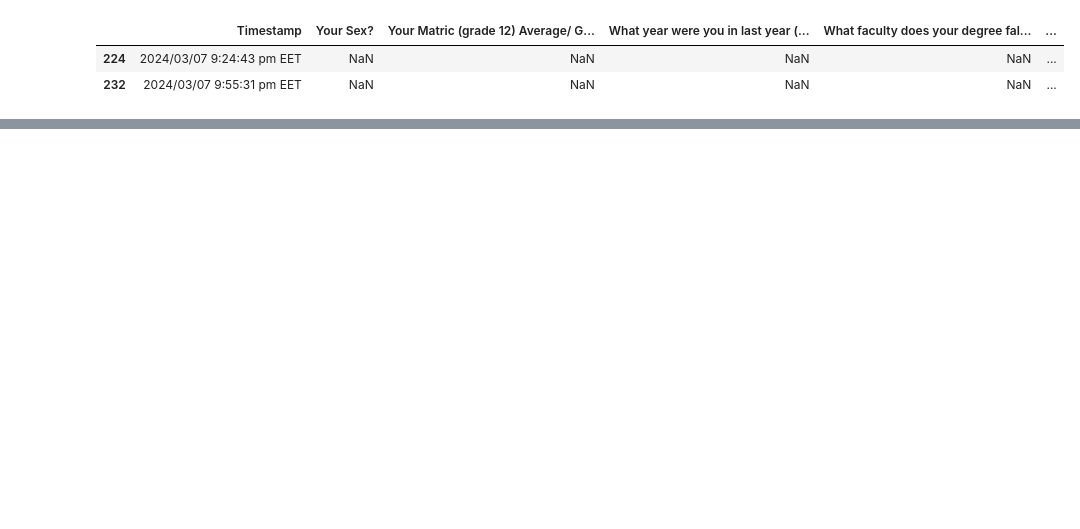
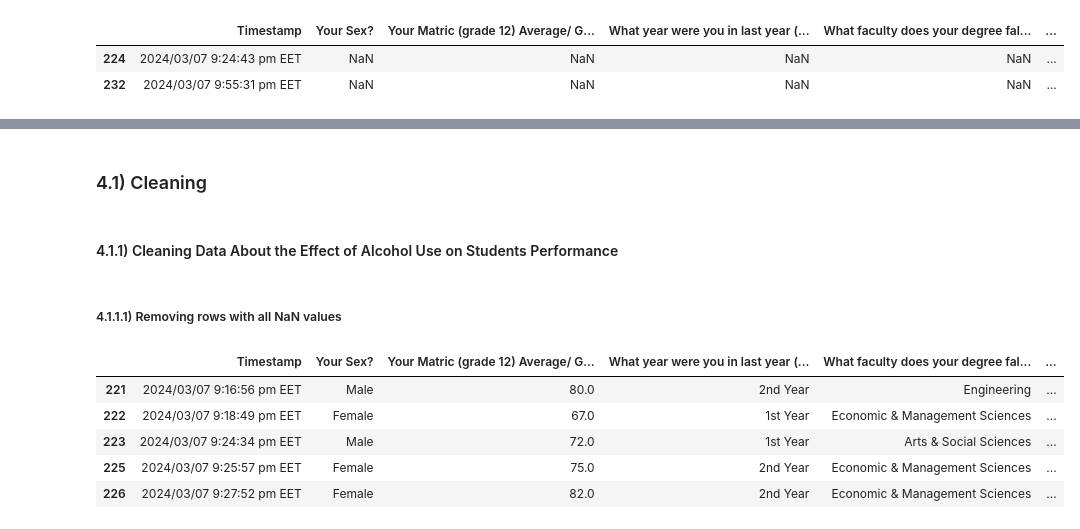
Before and after one commit to TRossen89/BI_MP_Assignments, a Jupyter notebook: MP1_Data_Ingestion_and_Wrangling.ipynb, the cells around one changed output, grey strips where cells are left out. Cells and saved outputs as stored; diff of their text form; code cells hidden in the pictures; blank space fills up the shorter version.

Commit message:
beginning of cleaning

```diff
--- a/MP1_Data_Ingestion_and_Wrangling.ipynb
+++ b/MP1_Data_Ingestion_and_Wrangling.ipynb
@@ -333,0 +334,15 @@ alcohol_df.isna().all(axis=1)
+# %% [markdown]
+### 4.1) Cleaning
+# %% [markdown]
+#### 4.1.1) Cleaning Data About the Effect of Alcohol Use on Students Performance
+# %% [markdown]
+##### 4.1.1.1) Removing rows with all NaN values
+# %%
+nan_rows_removed = alcohol_df.drop([224, 232])
+# %% [output]
+|  | Timestamp | Your Sex? | Your Matric (grade 12) Average/ G... | What year were you in last year (... | What faculty does your degree fal... | ... |
+| 221 | 2024/03/07 9:16:56 pm EET | Male | 80.0 | 2nd Year | Engineering | ... |
+| 222 | 2024/03/07 9:18:49 pm EET | Female | 67.0 | 1st Year | Economic & Management Sciences | ... |
+| 223 | 2024/03/07 9:24:34 pm EET | Male | 72.0 | 1st Year | Arts & Social Sciences | ... |
+| 225 | 2024/03/07 9:25:57 pm EET | Female | 75.0 | 2nd Year | Economic & Management Sciences | ... |
+| 226 | 2024/03/07 9:27:52 pm EET | Female | 82.0 | 2nd Year | Economic & Management Sciences | ... |
```
Also changed, not shown: parts of 20 cells of this notebook.
